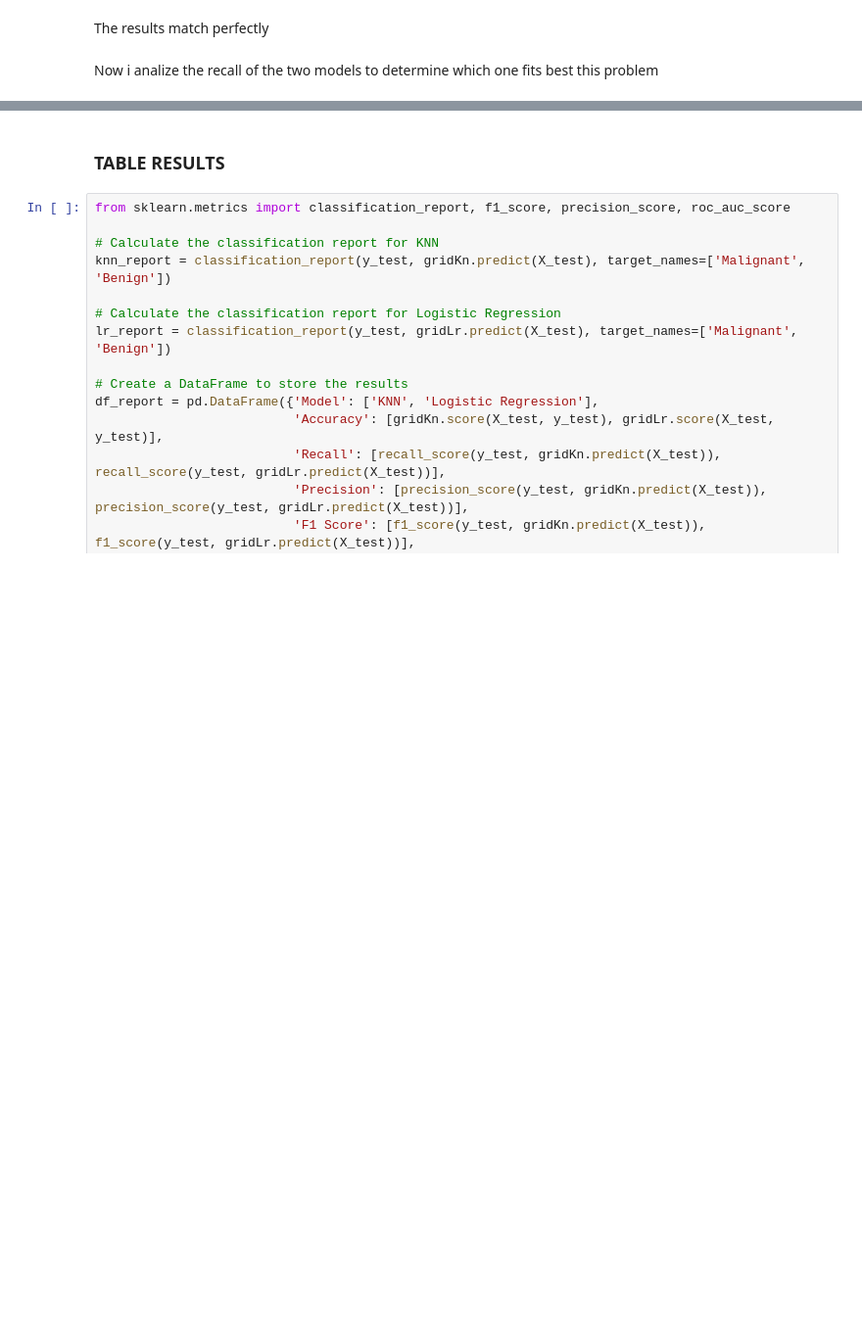
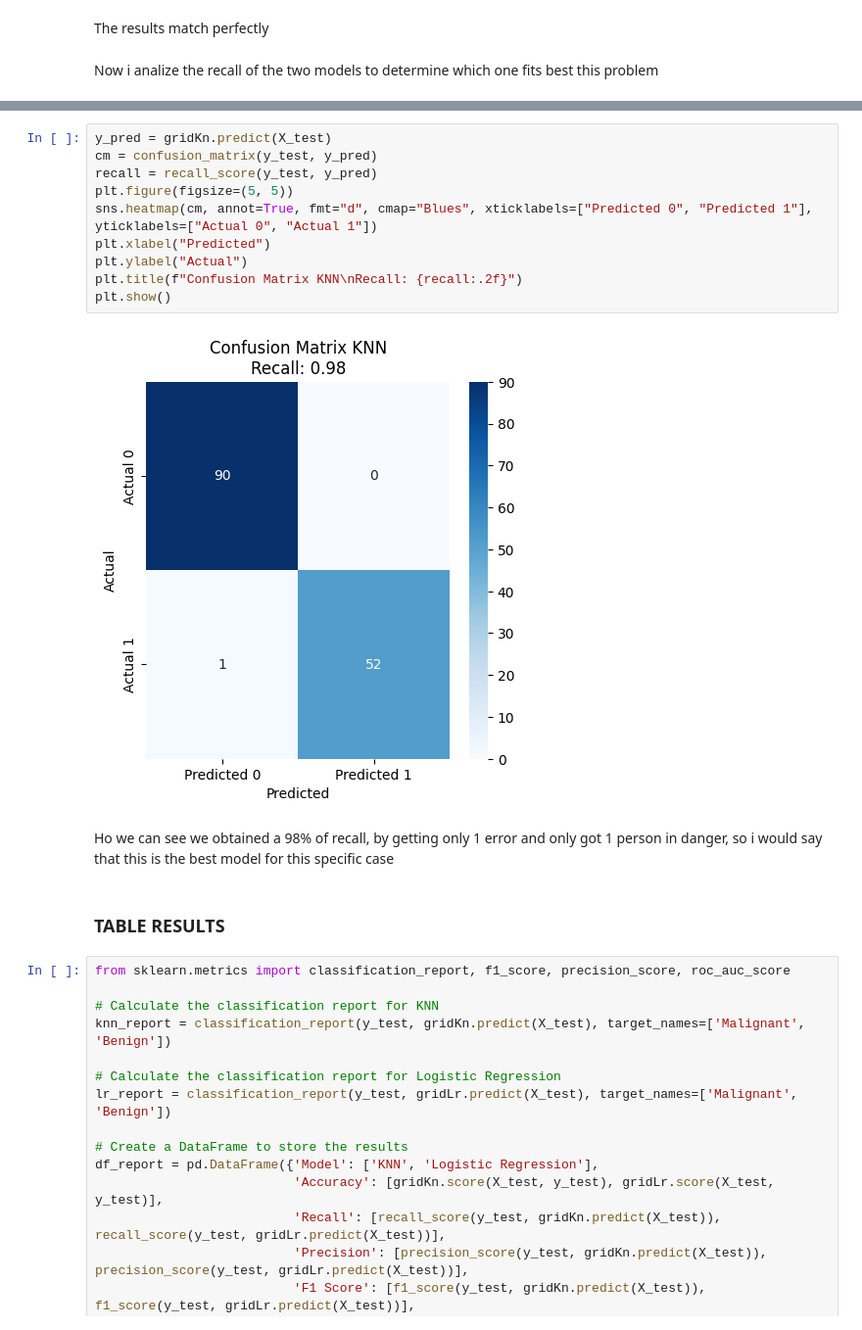
Before and after one commit to LeoBello00/jbook_ml202330, a Jupyter notebook: _sources/Excercise_1.ipynb, the cells around one changed output, grey strips where cells are left out. Shown: that part at 98% size. Drawn from its saved outputs; the diff is of its cells as text; blank space fills up the shorter version.

```diff
--- a/_sources/Excercise_1.ipynb
+++ b/_sources/Excercise_1.ipynb
@@ -291,3 +316,17 @@ We can see that using knn we obtain a better recall, and that's really important
+# %%
+y_pred = gridKn.predict(X_test)
+cm = confusion_matrix(y_test, y_pred)
+recall = recall_score(y_test, y_pred)
+plt.figure(figsize=(5, 5))
+sns.heatmap(cm, annot=True, fmt="d", cmap="Blues", xticklabels=["Predicted 0", "Predicted 1"], yticklabels=["Actual 0", "Actual 1"])
+plt.xlabel("Predicted")
+plt.ylabel("Actual")
+plt.title(f"Confusion Matrix KNN\nRecall: {recall:.2f}")
+plt.show()
+# %% [output]
+[figure, added]
+# %% [markdown]
+Ho we can see we obtained a 98% of recall, by getting only 1 error and only got 1 person in danger, so i would say that this is the best model for this specific case
 # %% [markdown]
 ### TABLE RESULTS
 # %%
```
Also changed, not shown: parts of 20 cells of this notebook, 11 other files.
